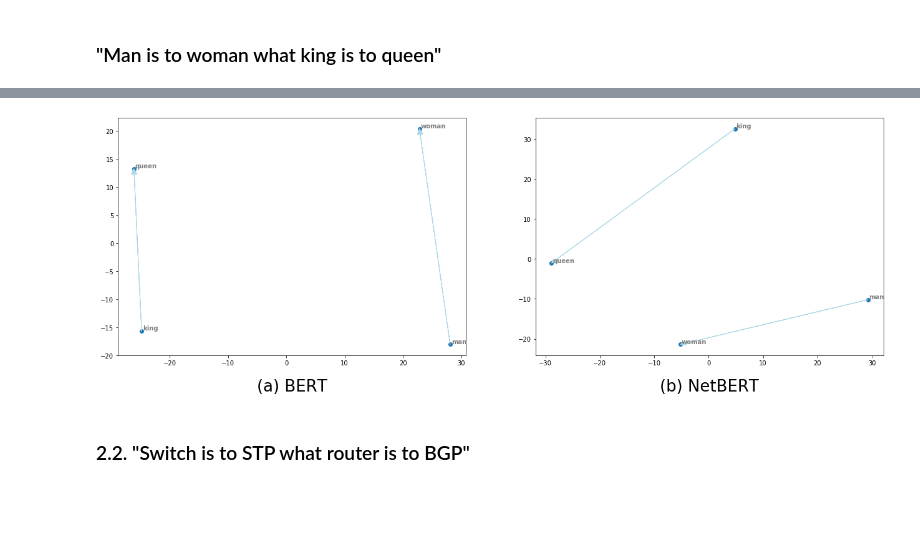
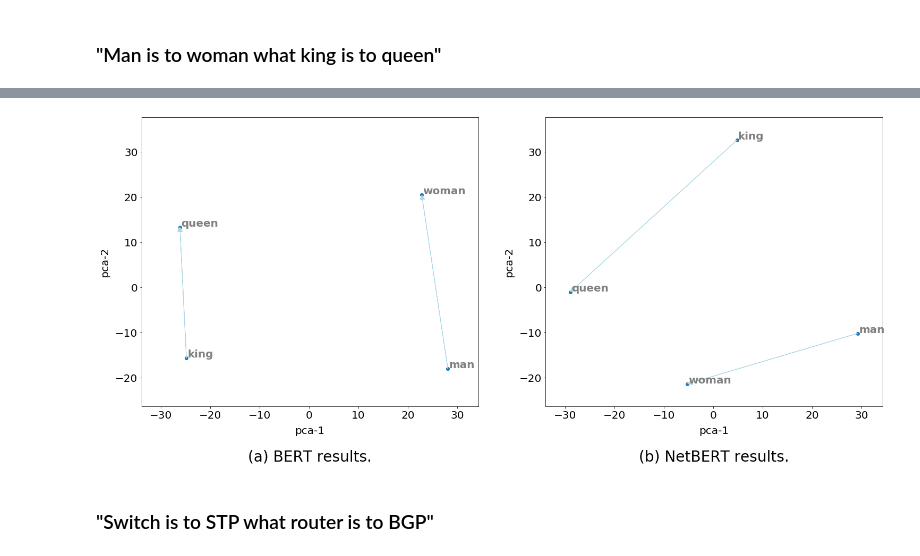
Before and after one commit to ant-louis/netbert, a Jupyter notebook: intrinsic_evaluation/word_analogies.ipynb, the cells around one changed output, grey strips where cells are left out. Drawn from its saved outputs; the diff is of its cells as text; code cells hidden in the pictures; blank space fills up the shorter version.

Commit message:
Add examples word analogy

```diff
--- a/intrinsic_evaluation/word_analogies.ipynb
+++ b/intrinsic_evaluation/word_analogies.ipynb
@@ -118,7 +118,7 @@ def get_embeddings(df, sentences, words_of_interest, model_name_or_path):
 def perform_pca(word_embeddings, words_of_interest):
     """
     """
-    pca = PCA(n_components=2, random_state = 42)
+    pca = PCA(n_components=2, random_state=2)
     pca_result = pca.fit_transform(word_embeddings)
 
     pca_df = pd.DataFrame()
@@ -129,21 +129,24 @@ def perform_pca(word_embeddings, words_of_interest):
     return pca_df
 
 
-def plot_relationships(pca_df, relationships, ax, model_name):
+def plot_relationships(pca_df, relationships, ax, title, limits=[(None, None), (None,None)]):
     """
     """
-     # Scatterplot.
-    ax.scatter(x = pca_df['pca-one'].values,
-               y = pca_df['pca-two'].values)
-    ax.set_xlabel(model_name, fontsize=26, labelpad=20)
-    #ax.set_xlim(-35, 35)
-    #ax.set_ylim(-35, 35)
+    # Scatterplot.
+    ax.scatter(x = pca_df['pca-one'].values, y = pca_df['pca-two'].values)
+    ax.set_xlabel('pca-1', fontsize=20, labelpad=10)
+    ax.set_ylabel('pca-2', fontsize=20, labelpad=10)
+    ax.set_title(title, fontsize=28, y=-0.2)
+    ax.set_xlim(limits[0][0], limits[0][1])
+    ax.set_ylim(limits[1][0], limits[1][1])
+    ax.tick_params(axis='both', which='major', labelsize=20)
+
     for line in pca_df.index:
         ax.text(pca_df.loc[line,"pca-one"]+0.2,
                  pca_df.loc[line,"pca-two"]+0.2,
                  pca_df.loc[line,"word"],
                  horizontalalignment='left',
-                 size='medium',
+                 size=20,
                  color='gray',
                  weight='semibold')
 
@@ -159,7 +162,7 @@ def plot_relationships(pca_df, relationships, ax, model_name):
     return
 
 
-def run_all(sentences, words_of_interest, relationships):
+def run_all(sentences, words_of_interest, relationships, fig_name):
     """
     """
     #--------------
@@ -187,10 +190,12 @@ def run_all(sentences, words_of_interest, relationships):
     #-------------------
     # Plot relationships
     #-------------------
-    fig, (ax1, ax2) = plt.subplots(nrows=1, ncols=2, figsize=(22,7))
-    plot_relationships(bert_pca_df, relationships, ax1, '(a) BERT')
-    plot_relationships(netbert_pca_df, relationships, ax2, '(b) NetBERT')
-    plt.show()
+    fig, (ax1, ax2) = plt.subplots(nrows=1, ncols=2, figsize=(25,10))
+    tmp_df = pd.concat([bert_pca_df, netbert_pca_df], ignore_index=True)
+    limits = [(tmp_df['pca-one'].min()-5, tmp_df['pca-one'].max()+5), (tmp_df['pca-two'].min()-5, tmp_df['pca-two'].max()+5)]
+    plot_relationships(bert_pca_df, relationships, ax1, '(a) BERT results.', limits)
+    plot_relationships(netbert_pca_df, relationships, ax2, '(b) NetBERT results.', limits)
+    fig.savefig("./figures/word_analogy_"+ fig_name +".pdf", bbox_inches='tight')
     return
 # %% [markdown]
 ## 2. Tests
@@ -201,13 +206,19 @@ sentences = ["A man is an adult male person",
              "A woman is an adult female person.",
              #"A boy is a male child.",
              #"A girl is a female child.",
+             #"An uncle is the brother of someone's mother or father.",
+             #"An aunt is the sister of someone's mother or father.",
              "A king is a male sovereign.",
              "A queen is a female sovereign."]
 words_of_interest = ['man', 'woman',
                      #'boy', 'girl',
+                     #'uncle', 'aunt',
                      'king', 'queen']
-relationships = [('man','woman'),('king','queen')]
-run_all(sentences, words_of_interest, relationships)
+relationships = [('man','woman'),
+                 #('boy','girl'),
+                 #('uncle','aunt'),
+                 ('king','queen')]
+run_all(sentences, words_of_interest, relationships, fig_name="man_woman")
 # %% [output]
 BERT-base
    Loading pretrained model/tokenizer...
@@ -228,6 +239,6 @@ NetBERT
-[figure, old version]
+[figure, new version]
 # %% [markdown]
-### 2.2. "Switch is to STP what router is to BGP"
+### "Switch is to STP what router is to BGP"
 # %%
 sentences = ["A switch is a networking hardware.",# that connects devices together to create a computer network.",
              "STP is a network protocol.",# that builds a loop-free logical topology for Ethernet networks.",
```
Also changed, not shown: parts of 9 cells of this notebook, 12 other files.
